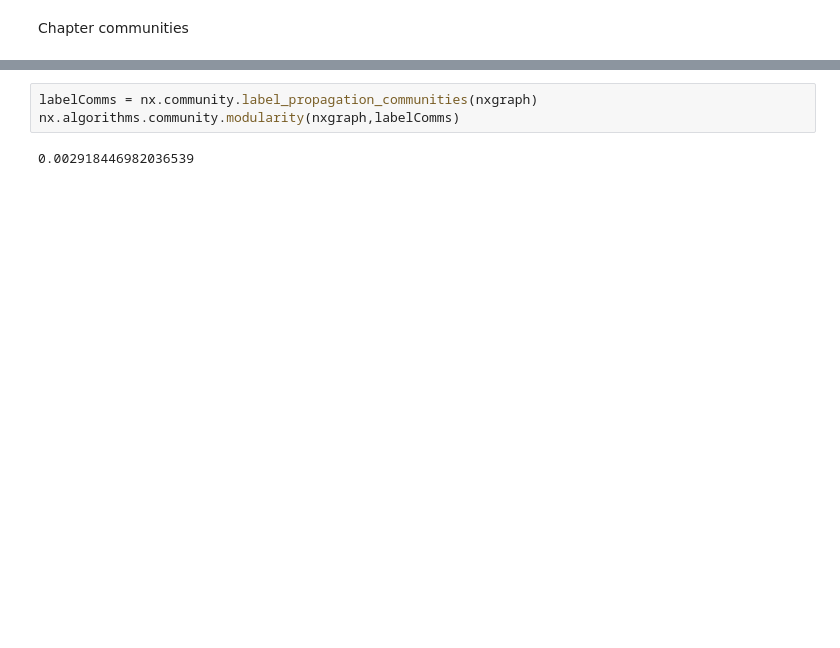
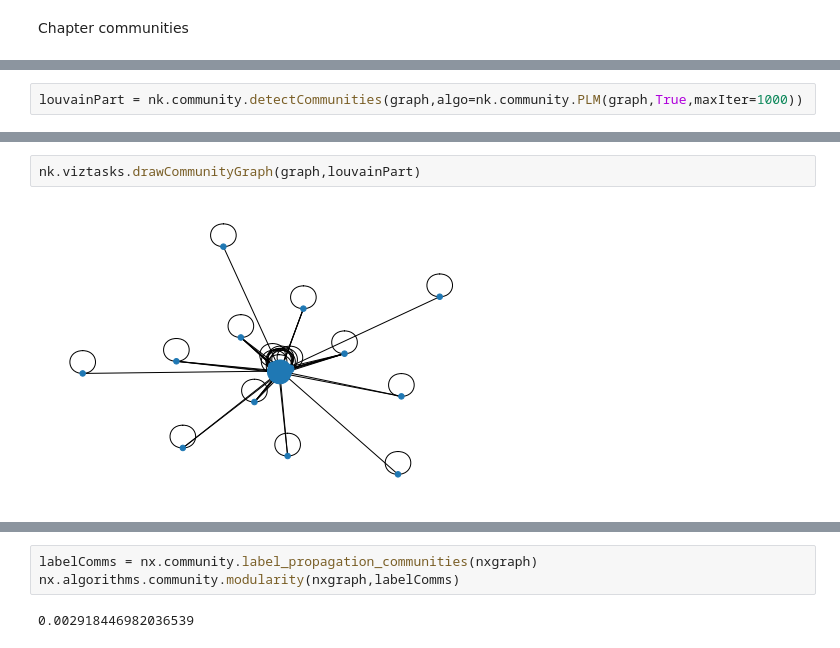
Before and after one commit to IlVirtuoso/Avrcp, a Jupyter notebook: NetAnalysis/doc/network.ipynb, the cells around one changed output, grey strips where cells are left out. Saved outputs shown, nothing was run; the diff lists cells and outputs as text; blank space fills up the shorter version.

```diff
--- a/NetAnalysis/doc/network.ipynb
+++ b/NetAnalysis/doc/network.ipynb
@@ -293,0 +318,2 @@ nx.algorithms.community.modularity(nxgraph,louvainComms)
+# %%
+louvainPart = nk.community.detectCommunities(graph,algo=nk.community.PLM(graph,True,maxIter=1000))
@@ -293,0 +362,4 @@ nx.algorithms.community.modularity(nxgraph,louvainComms)
+# %%
+nk.viztasks.drawCommunityGraph(graph,louvainPart)
+# %% [output]
+[figure, added]
```
Also changed, not shown: parts of 21 cells of this notebook, 5 other files.
